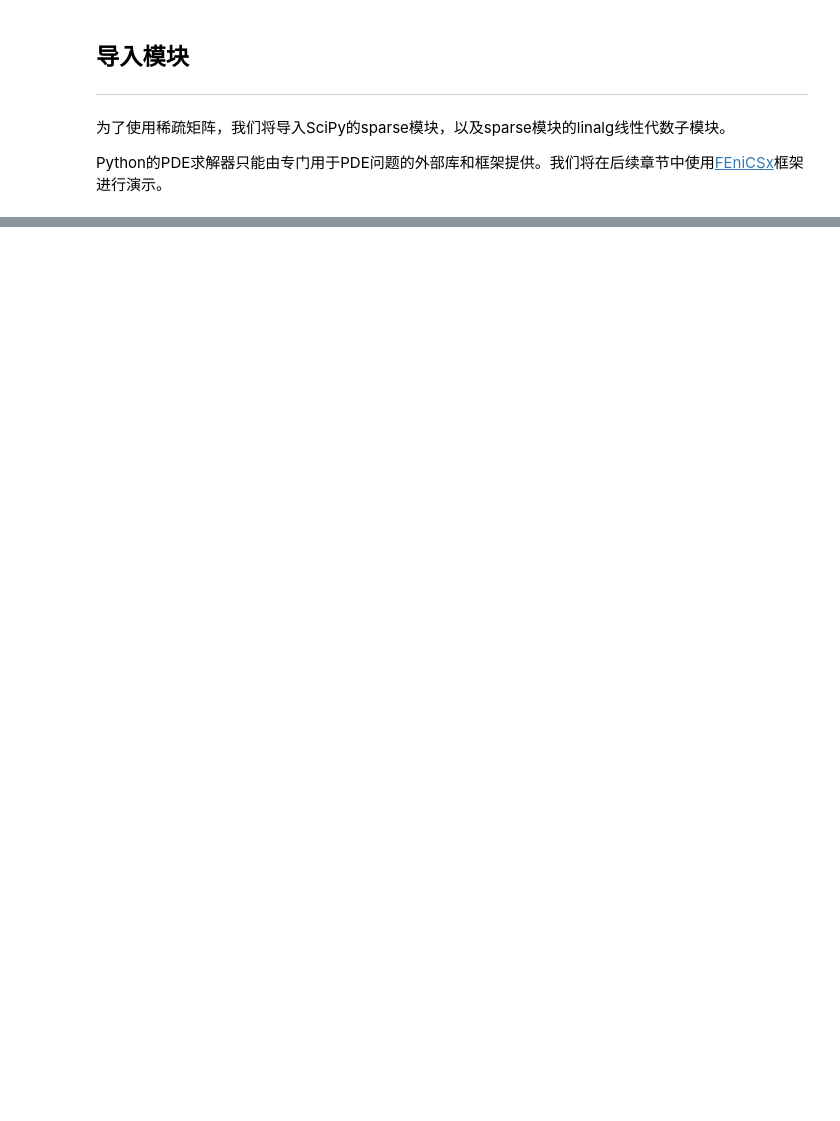
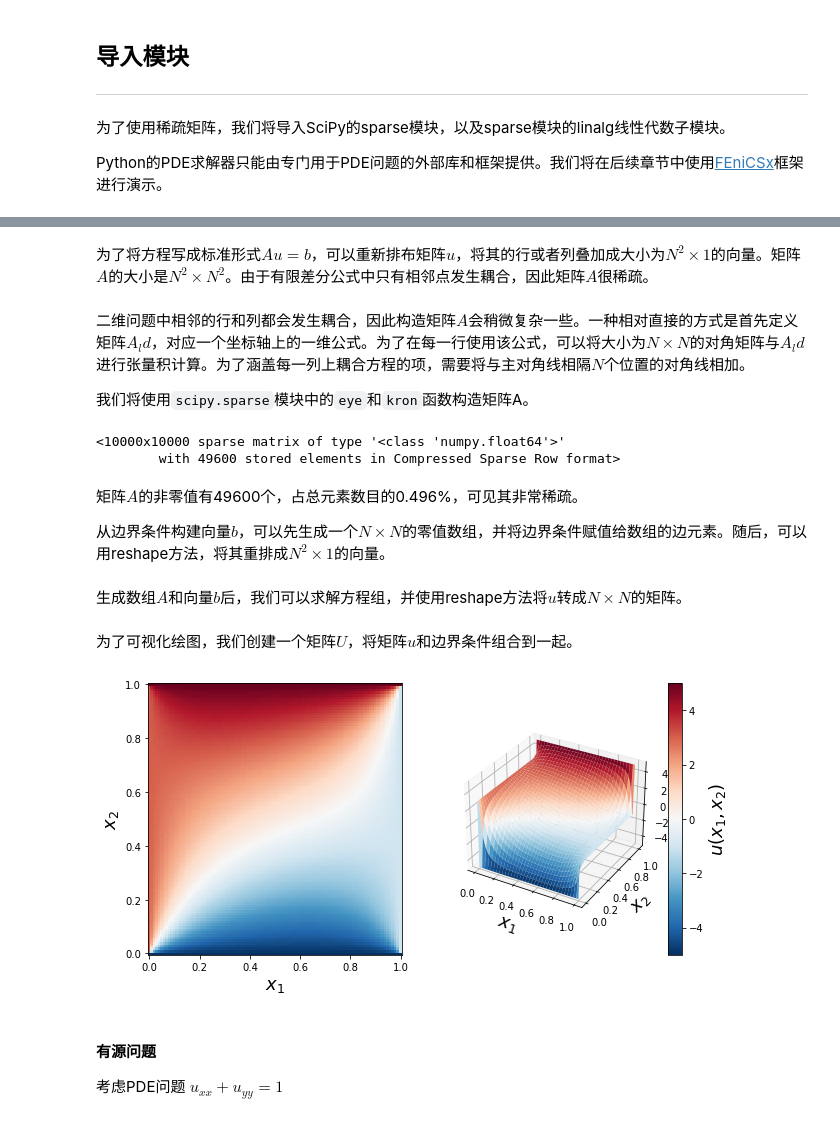
Before and after one commit to sim42/SCML, a Jupyter notebook: Chapter07/3. 偏微分方程.ipynb, the cells around one changed output, grey strips where cells are left out. Saved outputs shown, nothing was run; the diff lists cells and outputs as text; code cells hidden in the pictures; blank space fills up the shorter version.

```diff
--- a/Chapter07/3. 偏微分方程.ipynb
+++ b/Chapter07/3. 偏微分方程.ipynb
@@ -27,0 +145,66 @@ import scipy.linalg as la
+# %% [markdown]
+为了将方程写成标准形式$Au=b$，可以重新排布矩阵$u$，将其的行或者列叠加成大小为$N^2 \times 1$的向量。矩阵$A$的大小是$N^2 \times N^2$。由于有限差分公式中只有相邻点发生耦合，因此矩阵$A$很稀疏。
+# %%
+N = 100
+u0_t, u0_b = 5, -5
+u0_l, u0_r = 3, -1
+dx = 1. / (N+1)
+# %% [markdown]
+二维问题中相邻的行和列都会发生耦合，因此构造矩阵$A$会稍微复杂一些。一种相对直接的方式是首先定义矩阵$A_ld$，对应一个坐标轴上的一维公式。为了在每一行使用该公式，可以将大小为$N \times N$的对角矩阵与$A_ld$进行张量积计算。为了涵盖每一列上耦合方程的项，需要将与主对角线相隔$N$个位置的对角线相加。
+
+我们将使用`scipy.sparse`模块中的`eye`和`kron`函数构造矩阵A。
+# %%
+A_1d = (sp.eye(N, k=-1) + sp.eye(N, k=1) - 4 * sp.eye(N))/dx**2
+A = sp.kron(sp.eye(N), A_1d) + (sp.eye(N**2, k=-N) + sp.eye(N**2, k=N))/dx**2
+A
+# %% [output]
+<10000x10000 sparse matrix of type '<class 'numpy.float64'>'
+        with 49600 stored elements in Compressed Sparse Row format>
+# %% [markdown]
+矩阵$A$的非零值有49600个，占总元素数目的0.496%，可见其非常稀疏。
+
+从边界条件构建向量$b$，可以先生成一个$N \times N$的零值数组，并将边界条件赋值给数组的边元素。随后，可以用reshape方法，将其重排成$N^2 \times 1$的向量。
+# %%
+d = np.zeros((N, N))
+
+d[0, :] += -u0_b
+d[-1, :] += -u0_t
+d[:, 0] += -u0_l
+d[:, -1] += -u0_r
+
+d = d.reshape(N**2) / dx**2
+# %% [markdown]
+生成数组$A$和向量$b$后，我们可以求解方程组，并使用reshape方法将$u$转成$N \times N$的矩阵。
+# %%
+u = sp.linalg.spsolve(A, d).reshape(N, N)
+# %% [markdown]
+为了可视化绘图，我们创建一个矩阵$U$，将矩阵$u$和边界条件组合到一起。
+# %%
+U = np.vstack([np.ones((1, N+2)) * u0_b,
+               np.hstack([np.ones((N, 1)) * u0_l, u, np.ones((N, 1)) * u0_r]),
+               np.ones((1, N+2)) * u0_t])
+
+x = np.linspace(0, 1, N+2)
+X, Y = np.meshgrid(x, x)
+
+fig = plt.figure(figsize=(10, 5))
+cmap = mpl.cm.get_cmap('RdBu_r')
+
+ax1 = fig.add_subplot(1, 2, 1)
+c = ax1.pcolor(X, Y, U, vmin=-5, vmax=5, cmap=cmap)
+ax1.set_xlabel(r"$x_1$", fontsize=18)
+ax1.set_ylabel(r"$x_2$", fontsize=18)
+
+ax2 = fig.add_subplot(1, 2, 2, projection='3d')
+p = ax2.plot_surface(X, Y, U, vmin=-5, vmax=5, rstride=3, cstride=3, cmap=cmap)
+ax2.set_xlabel(r"$x_1$", fontsize=18)
+ax2.set_ylabel(r"$x_2$", fontsize=18)
+
+cb = plt.colorbar(p, ax=ax2)
+cb.set_label(r"$u(x_1, x_2)$", fontsize=18)
+# %% [output]
+[figure, added]
+# %% [markdown]
+#### 有源问题
+
+考虑PDE问题 $u_{xx} + u_{yy} = 1$
```
Also changed, not shown: parts of 25 cells of this notebook, 2 other files.
